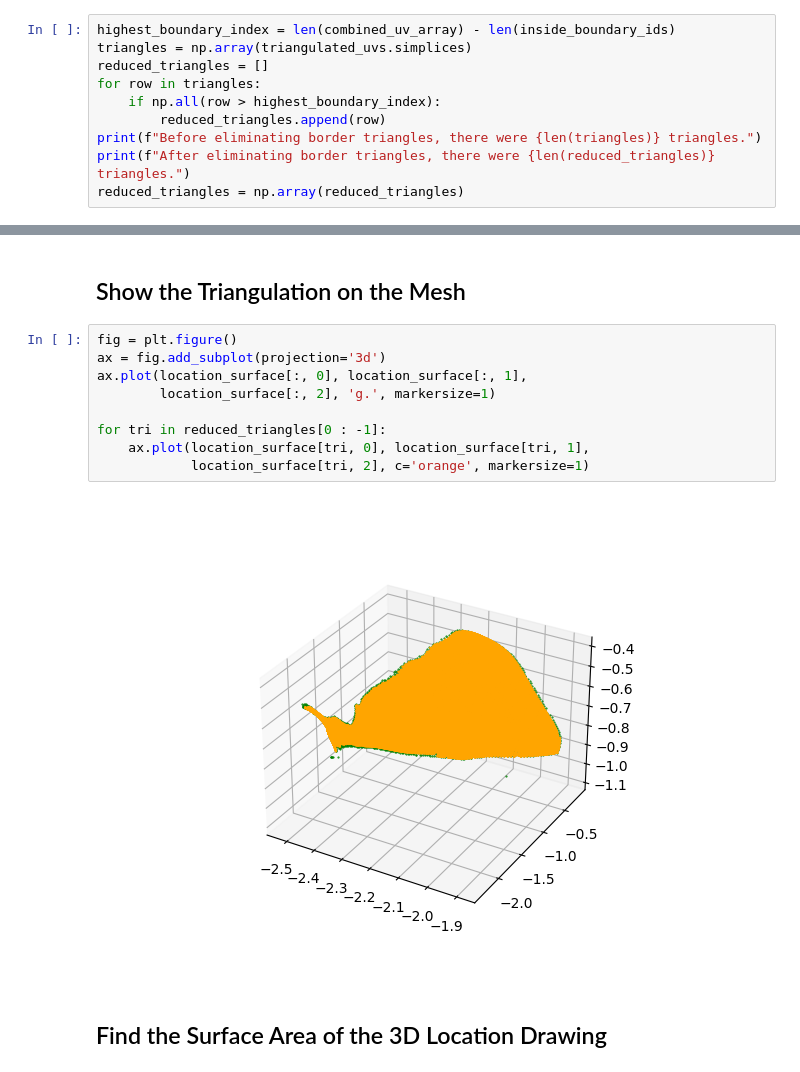
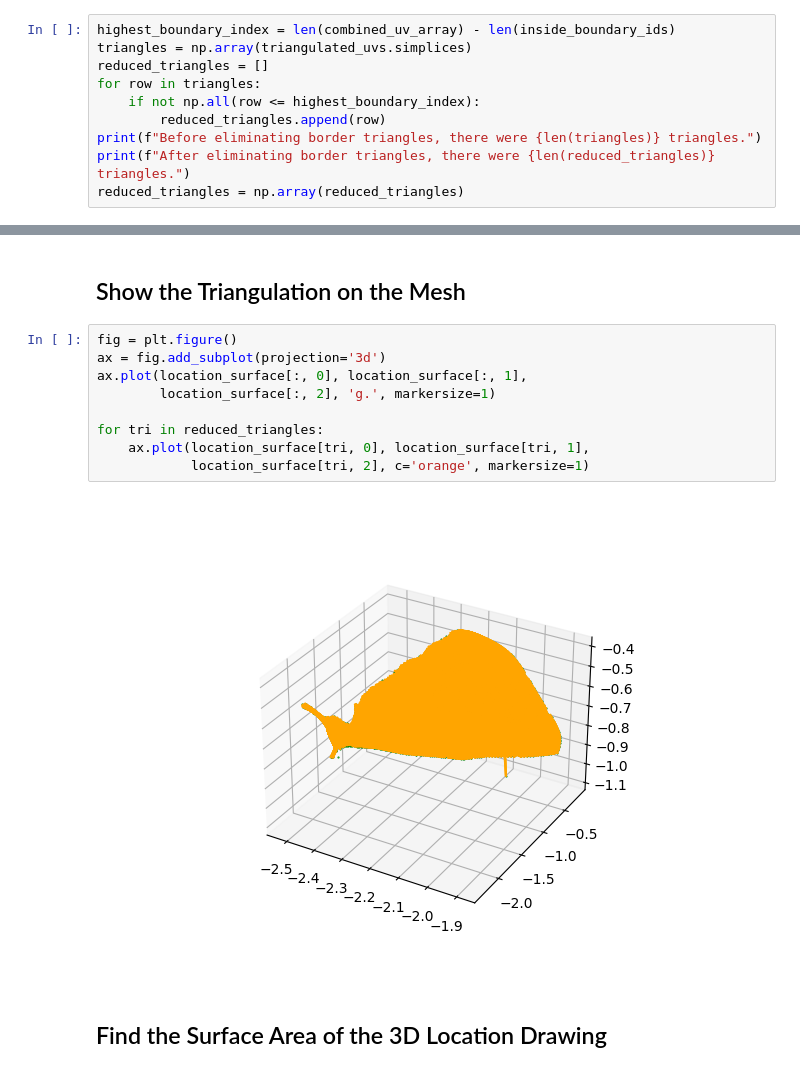
Before and after one commit to Nabizzle/Geodesic-Path-Finder, a Jupyter notebook: Code/Surface Area From Drawing.ipynb, the cells around one changed output, grey strips where cells are left out. Drawn from its saved outputs; the diff is of its cells as text.

```diff
--- a/Code/Surface Area From Drawing.ipynb
+++ b/Code/Surface Area From Drawing.ipynb
@@ -186,7 +186,7 @@ highest_boundary_index = len(combined_uv_array) - len(inside_boundary_ids)
 triangles = np.array(triangulated_uvs.simplices)
 reduced_triangles = []
 for row in triangles:
-    if np.all(row > highest_boundary_index):
+    if not np.all(row <= highest_boundary_index):
         reduced_triangles.append(row)
 print(f"Before eliminating border triangles, there were {len(triangles)} triangles.")
 print(f"After eliminating border triangles, there were {len(reduced_triangles)} triangles.")
@@ -252,14 +252,14 @@ ax.plot(location_surface[:, 0], location_surface[:, 1],
 # %%
 fig = plt.figure()
 ax = fig.add_subplot(projection='3d')
 ax.plot(location_surface[:, 0], location_surface[:, 1],
         location_surface[:, 2], 'g.', markersize=1)
 
-for tri in reduced_triangles[0 : -1]:
+for tri in reduced_triangles:
     ax.plot(location_surface[tri, 0], location_surface[tri, 1],
             location_surface[tri, 2], c='orange', markersize=1)
 # %% [output]
-[figure, old version]
+[figure, new version]
 # %% [markdown]
 ## Find the Surface Area of the 3D Location Drawing
 # %% [markdown]
```
Also changed, not shown: parts of 9 cells of this notebook.
